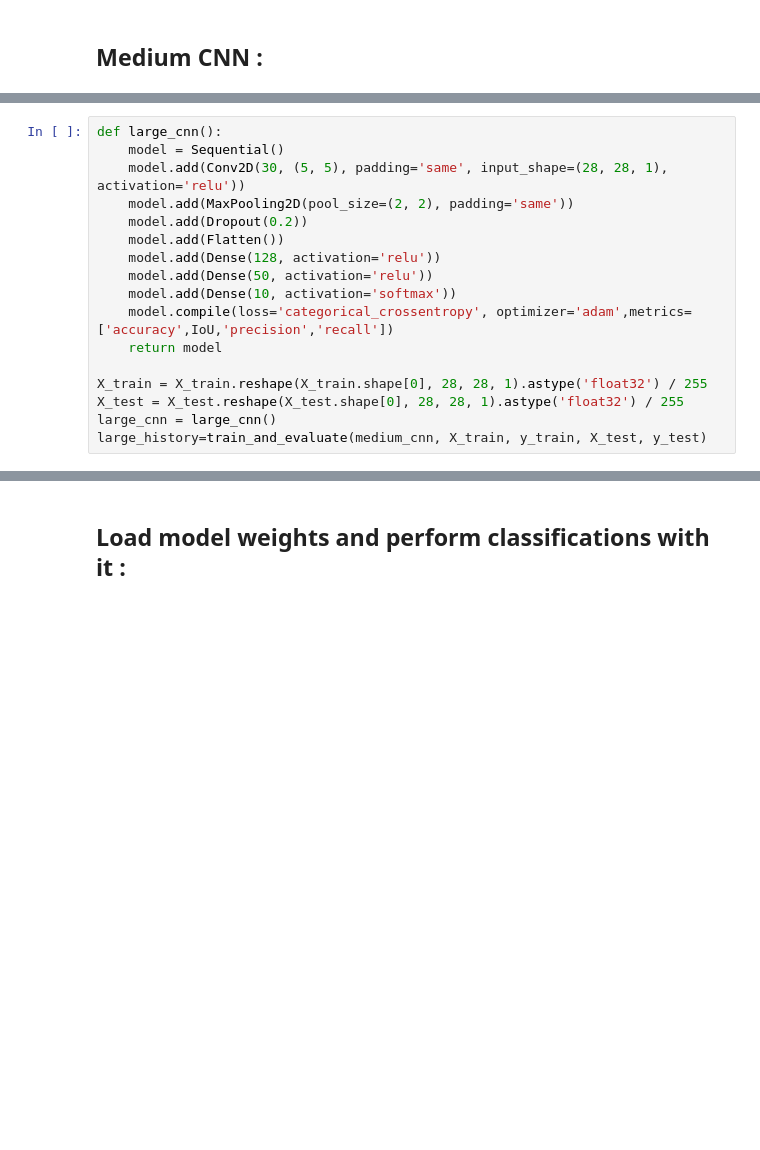
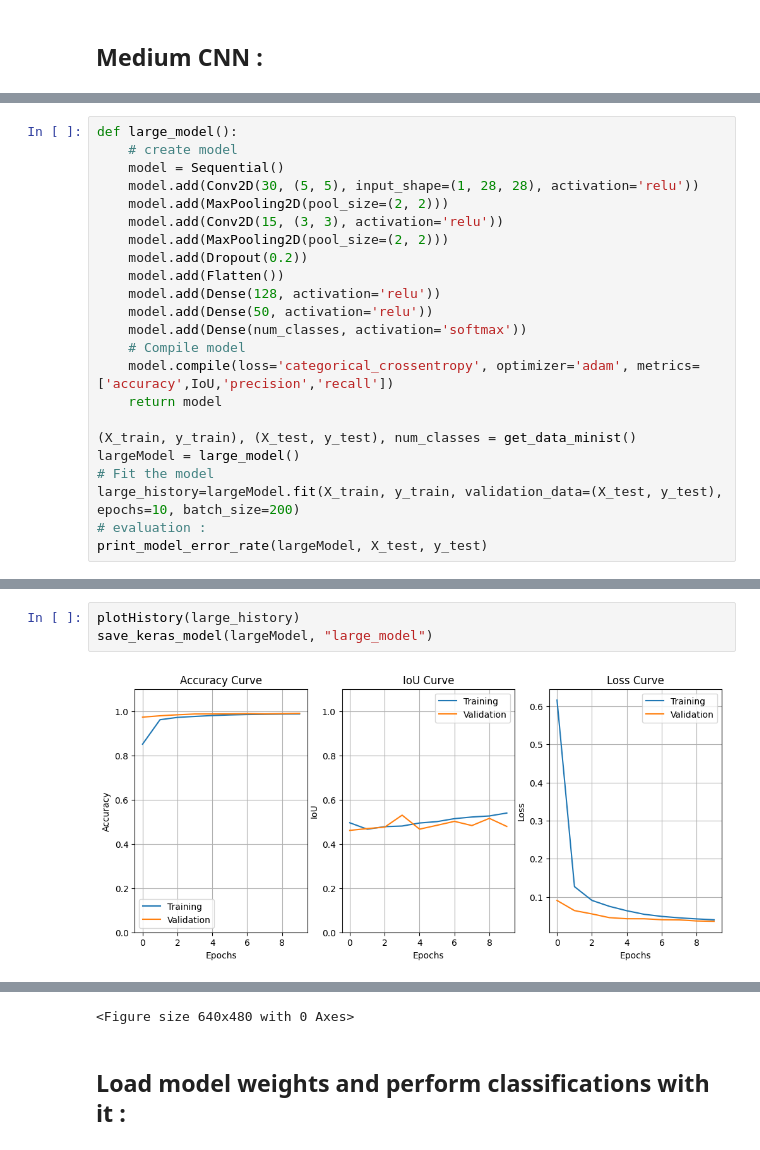
Before and after one commit to mouralisandra/DeepLearningLabs, a Jupyter notebook: CNN/TP3-CNN.ipynb, the cells around one changed output, grey strips where cells are left out. Saved outputs shown, nothing was run; the diff lists cells and outputs as text; blank space fills up the shorter version.

```diff
--- a/CNN/TP3-CNN.ipynb
+++ b/CNN/TP3-CNN.ipynb
@@ -290,19 +296,25 @@ Model error rate : 1.93%
 # %%
-def large_cnn():
+def large_model():
+    # create model
     model = Sequential()
-    model.add(Conv2D(30, (5, 5), padding='same', input_shape=(28, 28, 1), activation='relu'))
-    model.add(MaxPooling2D(pool_size=(2, 2), padding='same'))
+    model.add(Conv2D(30, (5, 5), input_shape=(1, 28, 28), activation='relu'))
+    model.add(MaxPooling2D(pool_size=(2, 2)))
+    model.add(Conv2D(15, (3, 3), activation='relu'))
+    model.add(MaxPooling2D(pool_size=(2, 2)))
     model.add(Dropout(0.2))
     model.add(Flatten())
     model.add(Dense(128, activation='relu'))
     model.add(Dense(50, activation='relu'))
-    model.add(Dense(10, activation='softmax'))
-    model.compile(loss='categorical_crossentropy', optimizer='adam',metrics=['accuracy',IoU,'precision','recall'])
+    model.add(Dense(num_classes, activation='softmax'))
+    # Compile model
+    model.compile(loss='categorical_crossentropy', optimizer='adam', metrics=['accuracy',IoU,'precision','recall'])
     return model
 
-X_train = X_train.reshape(X_train.shape[0], 28, 28, 1).astype('float32') / 255
-X_test = X_test.reshape(X_test.shape[0], 28, 28, 1).astype('float32') / 255
-large_cnn = large_cnn()
-large_history=train_and_evaluate(medium_cnn, X_train, y_train, X_test, y_test)
+(X_train, y_train), (X_test, y_test), num_classes = get_data_minist()
+largeModel = large_model()
+# Fit the model
+large_history=largeModel.fit(X_train, y_train, validation_data=(X_test, y_test), epochs=10, batch_size=200)
+# evaluation :
+print_model_error_rate(largeModel, X_test, y_test)
 # %% [output]
 Epoch 1/10
@@ -336,0 +337,5 @@ Model error rate : 90.71%
+# %%
+plotHistory(large_history)
+save_keras_model(largeModel, "large_model")
+# %% [output]
+[figure, added]
@@ -337,2 +343,3 @@ Model error rate : 90.71%
+<Figure size 640x480 with 0 Axes>
 # %% [markdown]
 ## Load model weights and perform classifications with it :
```
Also changed, not shown: parts of 27 cells of this notebook, 8 other files.
